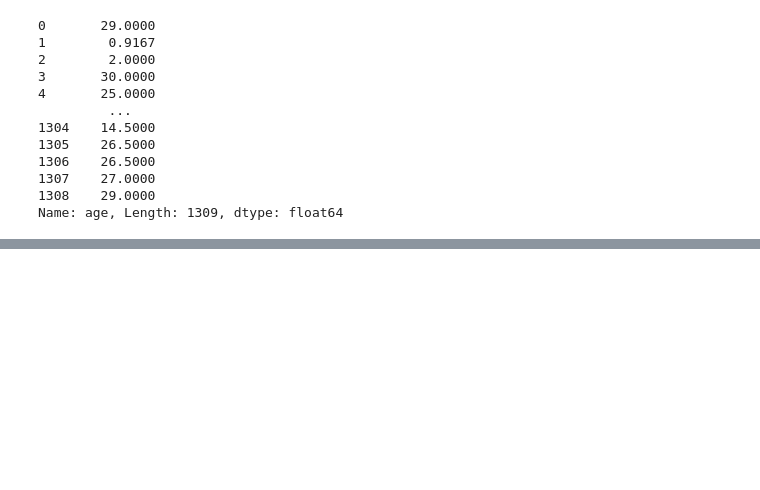
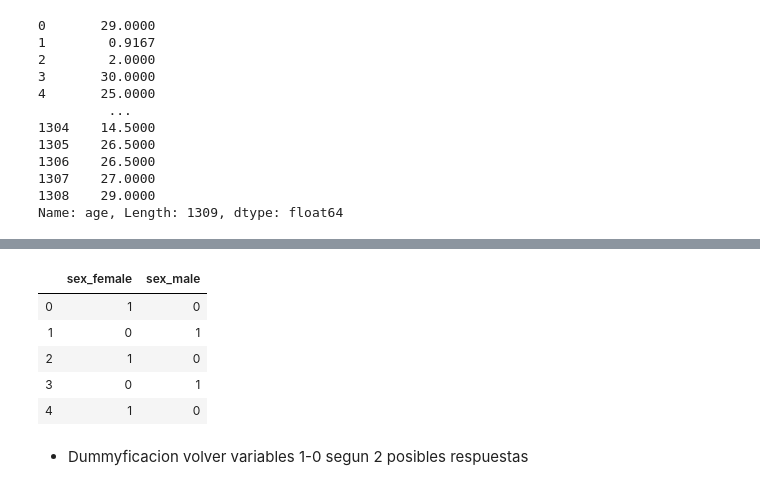
Before and after one commit to nestorsgarzonc/Fundamentals-of-Machine-learning, a Jupyter notebook: Udemy Course/T1 2 Data cleaning analisis datos.ipynb, the cells around one changed output, grey strips where cells are left out. Cells and saved outputs as stored; diff of their text form; code cells hidden in the pictures; blank space fills up the shorter version.

```diff
--- a/Udemy Course/T1 2 Data cleaning analisis datos.ipynb
+++ b/Udemy Course/T1 2 Data cleaning analisis datos.ipynb
@@ -285,0 +307,11 @@ Name: age, Length: 1309, dtype: float64
+# %%
+dummy_sex.head()
+# %% [output]
+|  | sex_female | sex_male |
+| 0 | 1 | 0 |
+| 1 | 0 | 1 |
+| 2 | 1 | 0 |
+| 3 | 0 | 1 |
+| 4 | 1 | 0 |
+# %% [markdown]
+* Dummyficacion volver variables 1-0 segun 2 posibles respuestas
```
Also changed, not shown: parts of 9 cells of this notebook.
